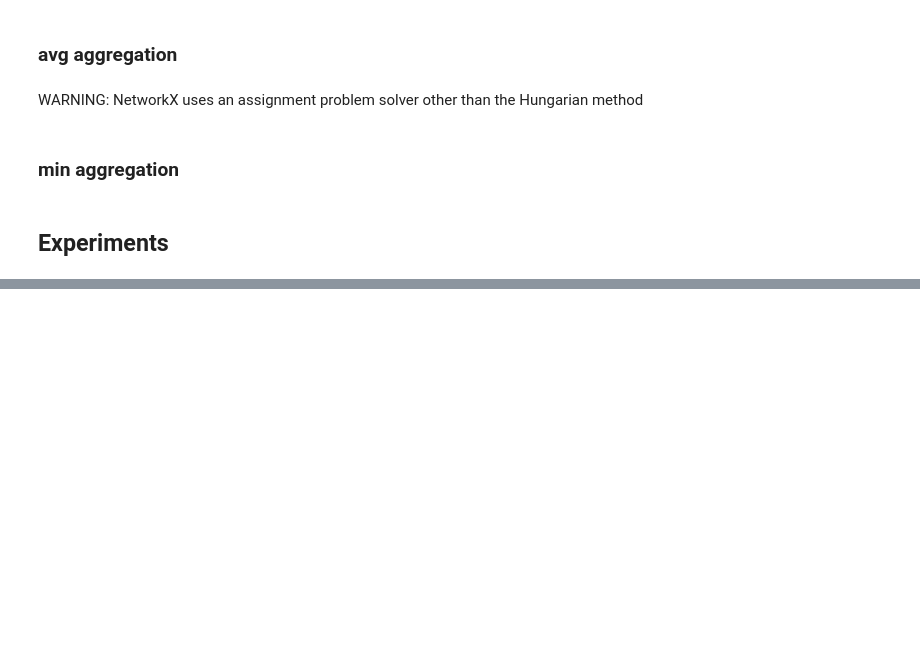
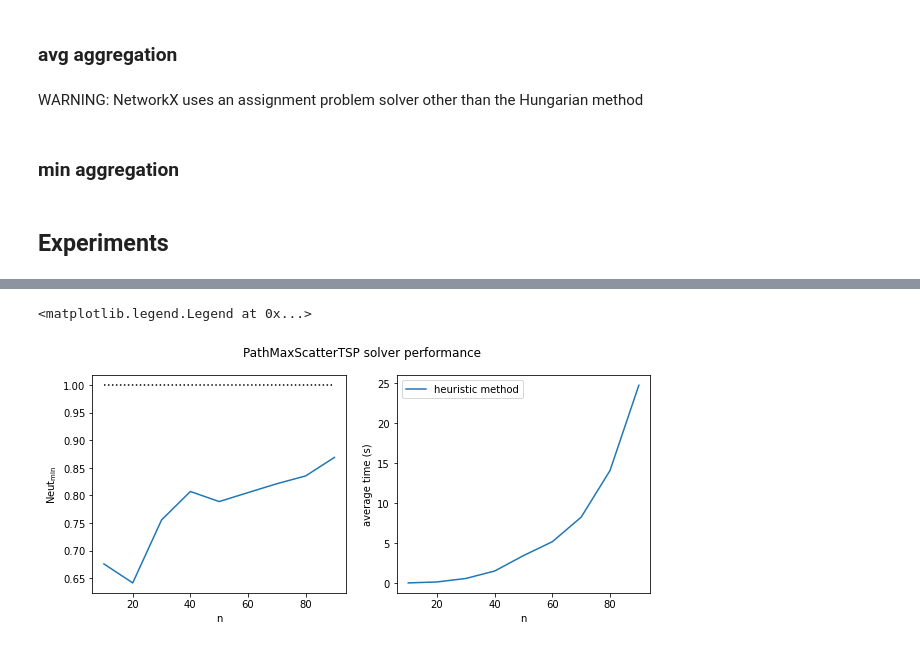
Before and after one commit to UIC-InDeXLab/news-ordering, a Jupyter notebook: news_ordering.ipynb, the cells around one changed output, grey strips where cells are left out. Cells and saved outputs as stored; diff of their text form; code cells hidden in the pictures; blank space fills up the shorter version.

```diff
--- a/news_ordering.ipynb
+++ b/news_ordering.ipynb
@@ -374,0 +452,42 @@ axes[1].legend()
+# %%
+neuts = []
+times = []
+for n in tqdm(n_domain):
+    G = nx.complete_graph(n)
+    for (u,v) in G.edges:
+        G.edges[u,v]['weight'] = random.random()
+
+    first = True
+    iterations = 5  # 5 is the standard in the timeit module
+    for i in range(iterations):
+        start = perf_counter()
+        p = min_agg(G, n)
+        t = perf_counter() - start
+        neut = neutrality(G, p, min)
+        if first:
+            time_min = t
+            first = False
+        else:
+            time_min = min(time_min, t)
+
+    neuts.append(neut)
+    times.append(time_min)
+# %%
+# %matplotlib inline
+fig, axes = plt.subplots(1, 2, figsize=(10,4))
+fig.suptitle('PathMaxScatterTSP solver performance')
+
+axes[0].plot(n_domain, neuts)
+axes[0].plot(n_domain, [1 for _ in n_domain], label='upper bound', color='black', linestyle=':')
+axes[0].set_xlabel('n')
+axes[0].set_ylabel(r'$\operatorname{Neut}_{\min}$')
+
+axes[1].plot(n_domain, times, label="heuristic method")
+axes[1].set_xlabel('n')
+axes[1].set_ylabel('average time (s)')
+
+# axes[0].legend()
+axes[1].legend()
+# %% [output]
+<matplotlib.legend.Legend at 0x...>
+[figure, added]
```
Also changed, not shown: parts of 16 cells of this notebook.
